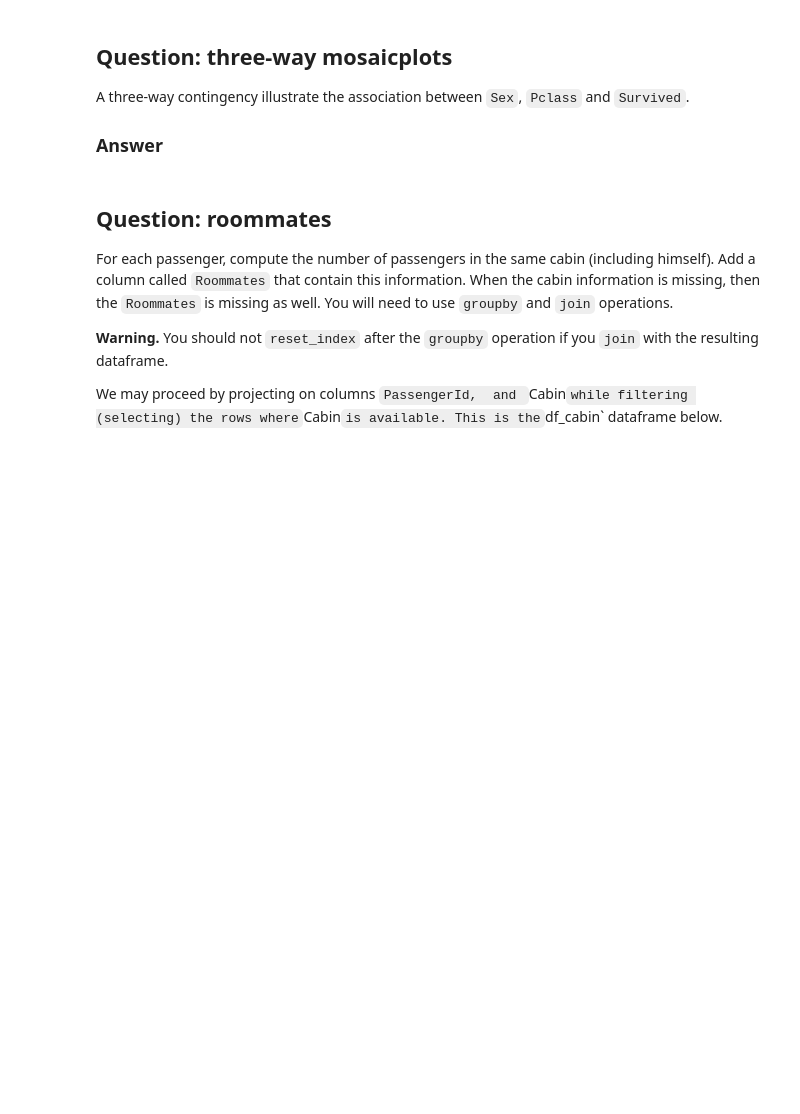
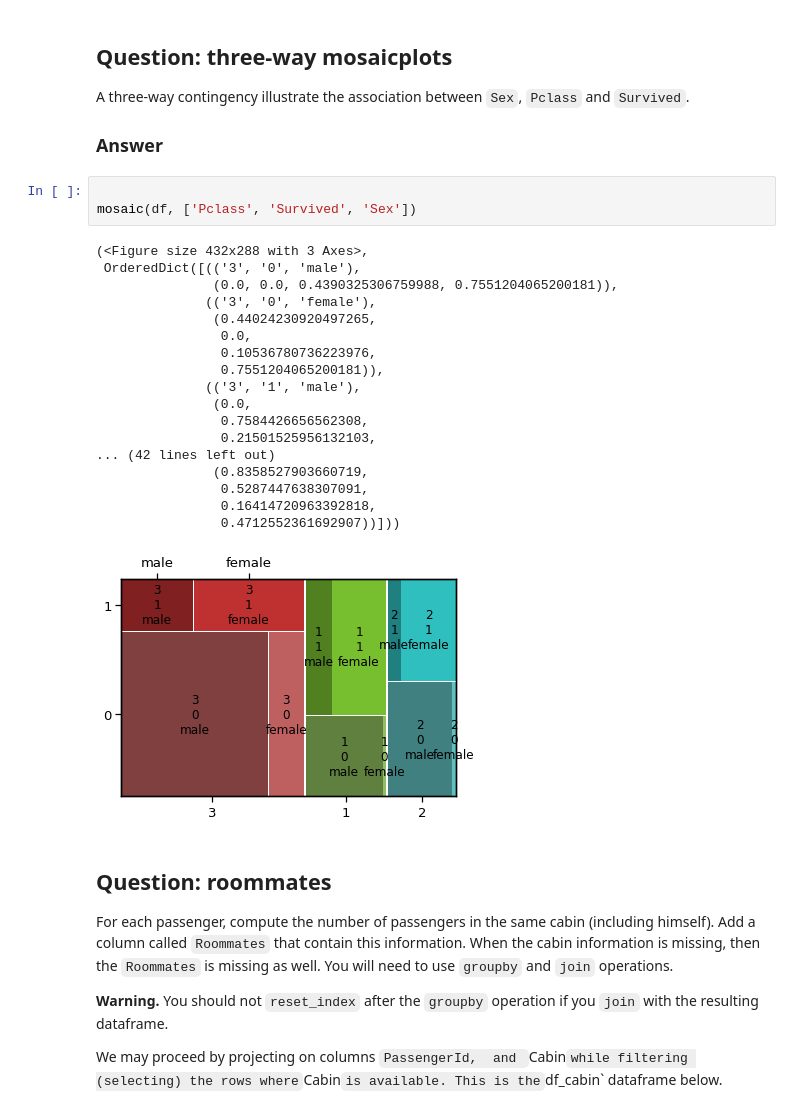
Before and after one commit to anis45/TechBigDataHomeWork, a Jupyter notebook: homework01.ipynb, the cells around one changed output. Saved outputs shown, nothing was run; the diff lists cells and outputs as text; blank space fills up the shorter version.

```diff
--- a/homework01.ipynb
+++ b/homework01.ipynb
@@ -462,6 +529,28 @@ A three-way contingency illustrate the association between `Sex`, `Pclass`
 and `Survived`.
 
 ### Answer
+# %%
+
+mosaic(df, ['Pclass', 'Survived', 'Sex'])
+# %% [output]
+(<Figure size 432x288 with 3 Axes>,
+ OrderedDict([(('3', '0', 'male'),
+               (0.0, 0.0, 0.4390325306759988, 0.7551204065200181)),
+              (('3', '0', 'female'),
+               (0.44024230920497265,
+                0.0,
+                0.10536780736223976,
+                0.7551204065200181)),
+              (('3', '1', 'male'),
+               (0.0,
+                0.7584426656562308,
+                0.21501525956132103,
+... (42 lines left out)
+               (0.8358527903660719,
+                0.5287447638307091,
+                0.16414720963392818,
+                0.4712552361692907))]))
+[figure, added]
 # %% [markdown]
 
 ## Question: roommates
```
Also changed, not shown: parts of 12 cells of this notebook.
